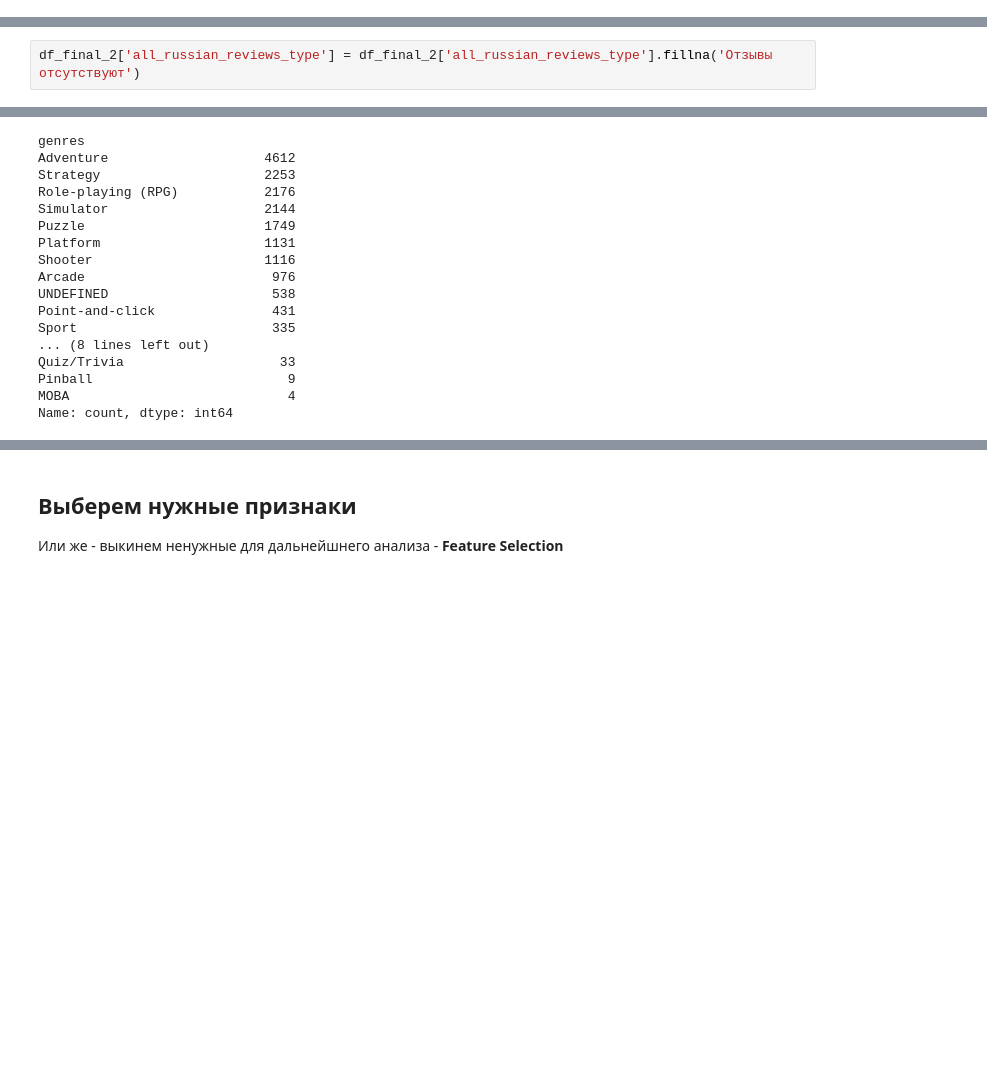
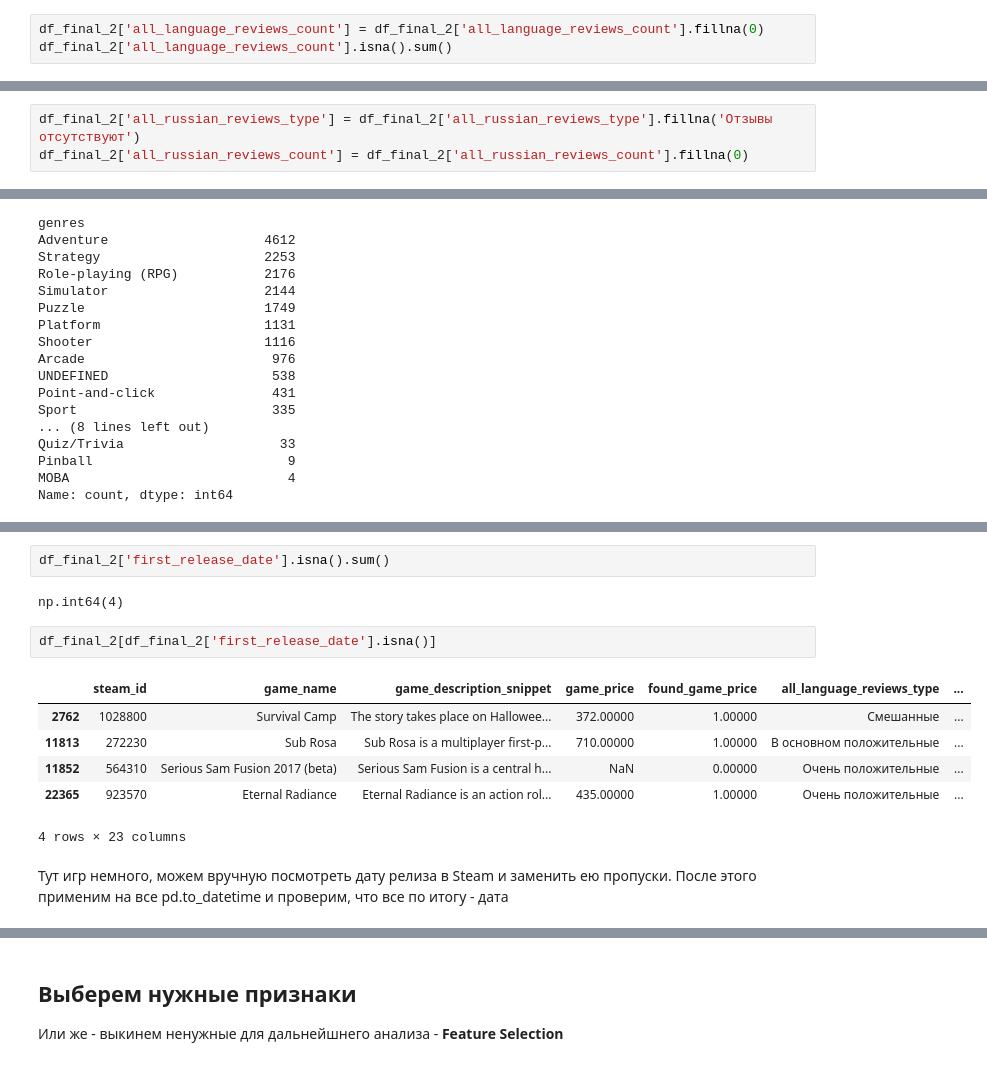
Before and after one commit to ylevennn/smadimo-gp-2, a Jupyter notebook: src/eda/clean_final_dataset.ipynb, the cells around one changed output, grey strips where cells are left out. Saved outputs shown, nothing was run; the diff lists cells and outputs as text; blank space fills up the shorter version.

```diff
--- a/src/eda/clean_final_dataset.ipynb
+++ b/src/eda/clean_final_dataset.ipynb
@@ -370,0 +384,3 @@ df_final_2['all_language_reviews_type'] = df_final_2['all_language_reviews_type'
+# %%
+df_final_2['all_language_reviews_count'] = df_final_2['all_language_reviews_count'].fillna(0)
+df_final_2['all_language_reviews_count'].isna().sum()
@@ -426,2 +446,3 @@ np.int64(7306)
 # %%
 df_final_2['all_russian_reviews_type'] = df_final_2['all_russian_reviews_type'].fillna('Отзывы отсутствуют')
+df_final_2['all_russian_reviews_count'] = df_final_2['all_russian_reviews_count'].fillna(0)
@@ -552,0 +586,15 @@ Name: count, dtype: int64
+# %%
+df_final_2['first_release_date'].isna().sum()
+# %% [output]
+np.int64(4)
+# %%
+df_final_2[df_final_2['first_release_date'].isna()]
+# %% [output]
+|  | steam_id | game_name | game_description_snippet | game_price | found_game_price | all_language_reviews_type | ... |
+| 2762 | 1028800 | Survival Camp | The story takes place on Hallowee... | 372.00000 | 1.00000 | Смешанные | ... |
+| 11813 | 272230 | Sub Rosa | Sub Rosa is a multiplayer first-p... | 710.00000 | 1.00000 | В основном положительные | ... |
+| 11852 | 564310 | Serious Sam Fusion 2017 (beta) | Serious Sam Fusion is a central h... | NaN | 0.00000 | Очень положительные | ... |
+| 22365 | 923570 | Eternal Radiance | Eternal Radiance is an action rol... | 435.00000 | 1.00000 | Очень положительные | ... |
+4 rows × 23 columns
+# %% [markdown]
+Тут игр немного, можем вручную посмотреть дату релиза в Steam и заменить ею пропуски. После этого применим на все pd.to_datetime и проверим, что все по итогу - дата
```
Also changed, not shown: parts of 38 cells of this notebook, 6 other files.
